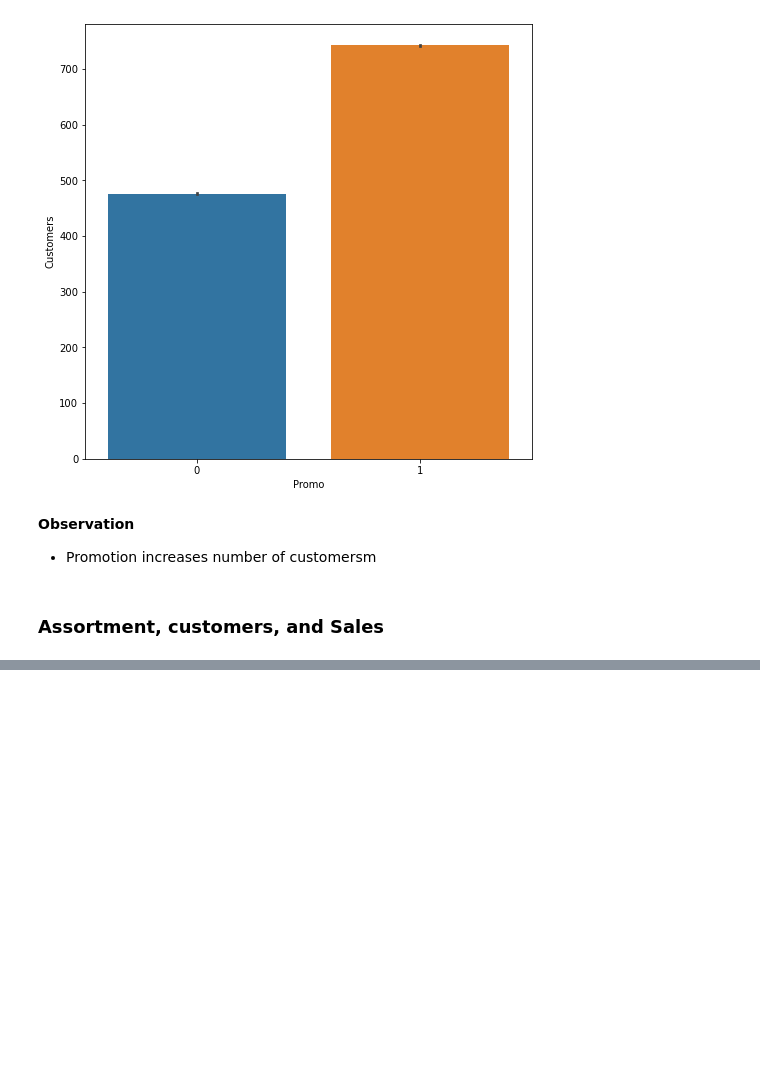
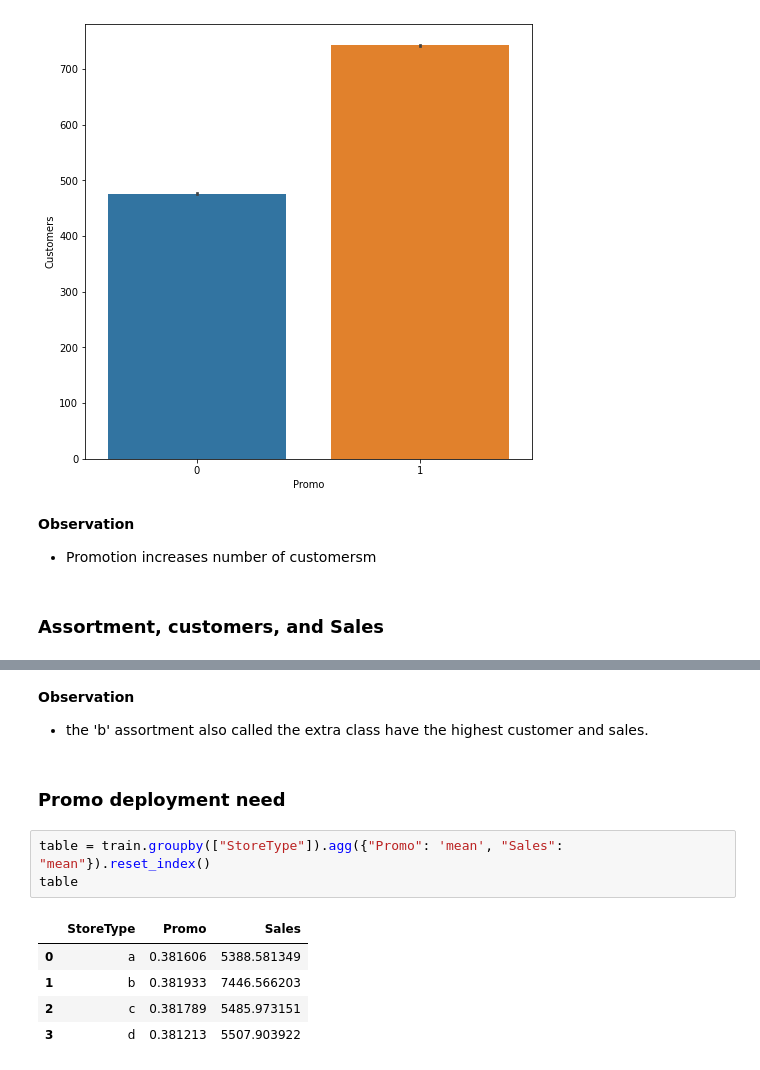
Before and after one commit to benbel376/time-series-data-sales-prediction, a Jupyter notebook: notebooks/data_exploration.ipynb, the cells around one changed output, grey strips where cells are left out. Cells and saved outputs as stored; diff of their text form; blank space fills up the shorter version.

```diff
--- a/notebooks/data_exploration.ipynb
+++ b/notebooks/data_exploration.ipynb
@@ -181,0 +184,14 @@ plt.show()
+# %% [markdown]
+**Observation**
+- the 'b' assortment also called the extra class have the highest customer and sales.
+# %% [markdown]
+### Promo deployment need
+# %%
+table = train.groupby(["StoreType"]).agg({"Promo": 'mean', "Sales": "mean"}).reset_index()
+table
+# %% [output]
+|  | StoreType | Promo | Sales |
+| 0 | a | 0.381606 | 5388.581349 |
+| 1 | b | 0.381933 | 7446.566203 |
+| 2 | c | 0.381789 | 5485.973151 |
+| 3 | d | 0.381213 | 5507.903922 |
```
Also changed, not shown: parts of 4 cells of this notebook.
